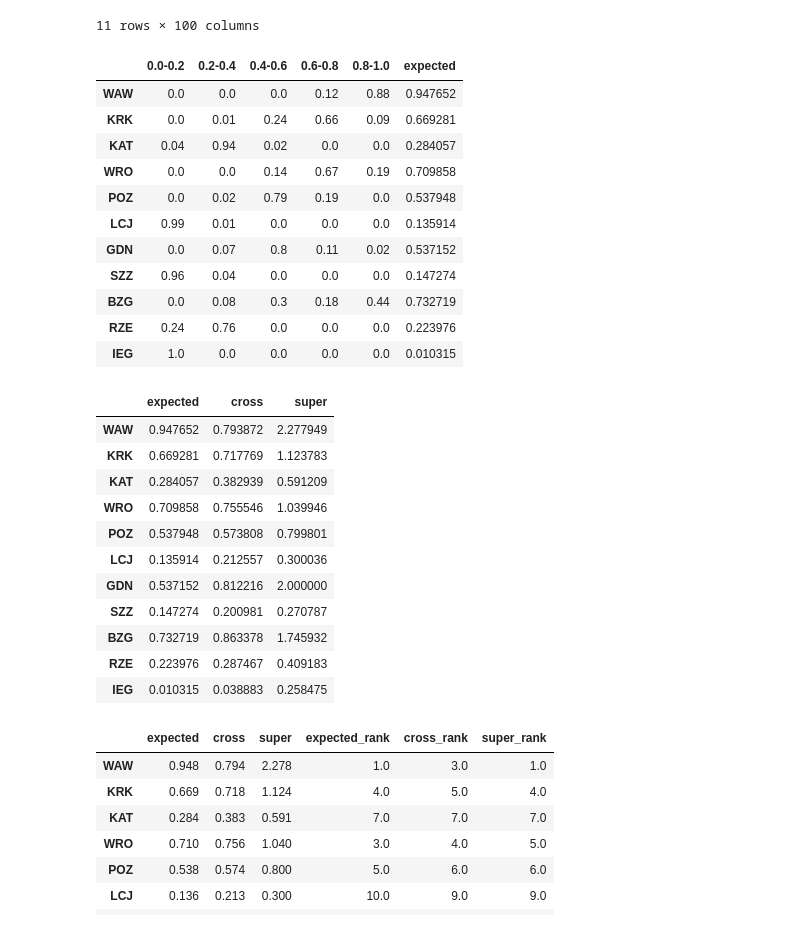
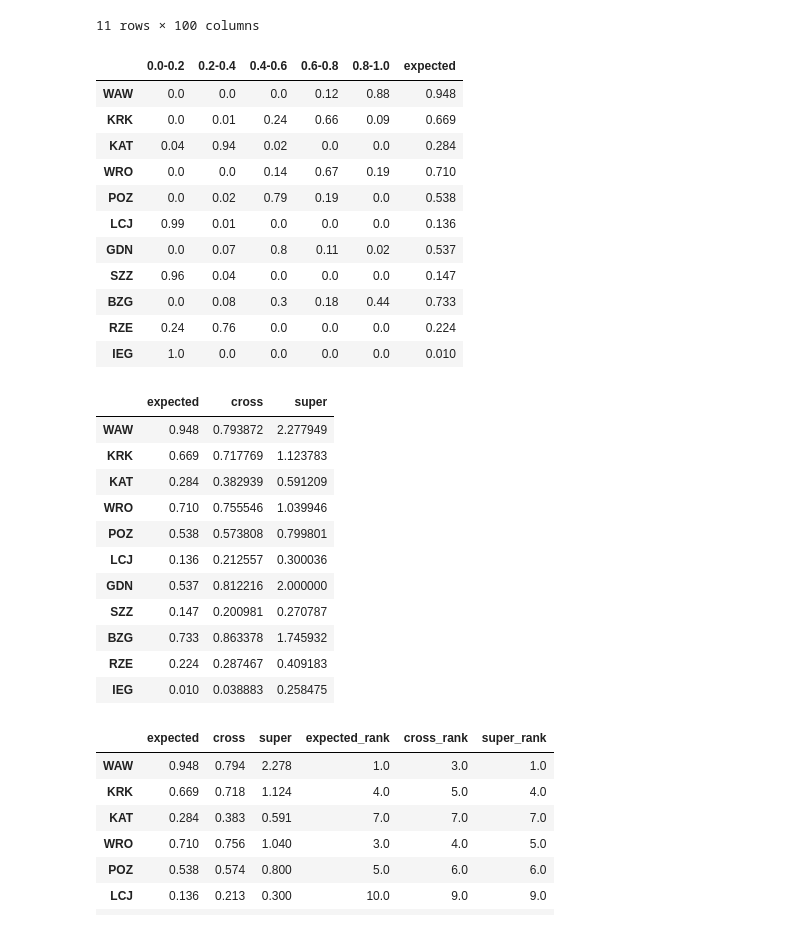
Before and after one commit to majsterkovic/iswd-project-6, a Jupyter notebook: projekt6.ipynb, the cells around one changed output. Cells and saved outputs as stored; diff of their text form; code cells hidden in the pictures.

```diff
--- a/projekt6.ipynb
+++ b/projekt6.ipynb
@@ -484,32 +499,32 @@ efficiencies
 # %%
 bins = np.linspace(0, 1, 6)
 bin_labels = [f'{bins[i]:.1f}-{bins[i+1]:.1f}' for i in range(len(bins)-1)]
 
 counts = pd.DataFrame(index=efficiencies.index, columns=bin_labels)
 
 for dmu in efficiencies.index:
     bin_counts = pd.cut(efficiencies.loc[dmu], bins=bins, labels=bin_labels, include_lowest=True).value_counts().sort_index()
     for label in bin_labels:
         counts.loc[dmu, label] = bin_counts.get(label, 0) / len(efficiencies.columns)
 
 
 
 # dodaj wartość oczekiwaną
-counts['expected'] = efficiencies.mean(axis=1)
+counts['expected'] = efficiencies.mean(axis=1).round(3)
 counts
 # %% [output]
 |  | 0.0-0.2 | 0.2-0.4 | 0.4-0.6 | 0.6-0.8 | 0.8-1.0 | expected |
-| WAW | 0.0 | 0.0 | 0.0 | 0.12 | 0.88 | 0.947652 |
-| KRK | 0.0 | 0.01 | 0.24 | 0.66 | 0.09 | 0.669281 |
-| KAT | 0.04 | 0.94 | 0.02 | 0.0 | 0.0 | 0.284057 |
-| WRO | 0.0 | 0.0 | 0.14 | 0.67 | 0.19 | 0.709858 |
-| POZ | 0.0 | 0.02 | 0.79 | 0.19 | 0.0 | 0.537948 |
-| LCJ | 0.99 | 0.01 | 0.0 | 0.0 | 0.0 | 0.135914 |
-| GDN | 0.0 | 0.07 | 0.8 | 0.11 | 0.02 | 0.537152 |
-| SZZ | 0.96 | 0.04 | 0.0 | 0.0 | 0.0 | 0.147274 |
-| BZG | 0.0 | 0.08 | 0.3 | 0.18 | 0.44 | 0.732719 |
-| RZE | 0.24 | 0.76 | 0.0 | 0.0 | 0.0 | 0.223976 |
-| IEG | 1.0 | 0.0 | 0.0 | 0.0 | 0.0 | 0.010315 |
+| WAW | 0.0 | 0.0 | 0.0 | 0.12 | 0.88 | 0.948 |
+| KRK | 0.0 | 0.01 | 0.24 | 0.66 | 0.09 | 0.669 |
+| KAT | 0.04 | 0.94 | 0.02 | 0.0 | 0.0 | 0.284 |
+| WRO | 0.0 | 0.0 | 0.14 | 0.67 | 0.19 | 0.710 |
+| POZ | 0.0 | 0.02 | 0.79 | 0.19 | 0.0 | 0.538 |
+| LCJ | 0.99 | 0.01 | 0.0 | 0.0 | 0.0 | 0.136 |
+| GDN | 0.0 | 0.07 | 0.8 | 0.11 | 0.02 | 0.537 |
+| SZZ | 0.96 | 0.04 | 0.0 | 0.0 | 0.0 | 0.147 |
+| BZG | 0.0 | 0.08 | 0.3 | 0.18 | 0.44 | 0.733 |
+| RZE | 0.24 | 0.76 | 0.0 | 0.0 | 0.0 | 0.224 |
+| IEG | 1.0 | 0.0 | 0.0 | 0.0 | 0.0 | 0.010 |
 # %%
 final_results = pd.DataFrame(index=counts.index)
 final_results['expected'] = counts['expected']
@@ -519,15 +534,15 @@ final_results['super'] = results_df['super_eff']
 final_results
 # %% [output]
 |  | expected | cross | super |
-| WAW | 0.947652 | 0.793872 | 2.277949 |
-| KRK | 0.669281 | 0.717769 | 1.123783 |
-| KAT | 0.284057 | 0.382939 | 0.591209 |
-| WRO | 0.709858 | 0.755546 | 1.039946 |
-| POZ | 0.537948 | 0.573808 | 0.799801 |
-| LCJ | 0.135914 | 0.212557 | 0.300036 |
-| GDN | 0.537152 | 0.812216 | 2.000000 |
-| SZZ | 0.147274 | 0.200981 | 0.270787 |
-| BZG | 0.732719 | 0.863378 | 1.745932 |
-| RZE | 0.223976 | 0.287467 | 0.409183 |
-| IEG | 0.010315 | 0.038883 | 0.258475 |
+| WAW | 0.948 | 0.793872 | 2.277949 |
+| KRK | 0.669 | 0.717769 | 1.123783 |
+| KAT | 0.284 | 0.382939 | 0.591209 |
+| WRO | 0.710 | 0.755546 | 1.039946 |
+| POZ | 0.538 | 0.573808 | 0.799801 |
+| LCJ | 0.136 | 0.212557 | 0.300036 |
+| GDN | 0.537 | 0.812216 | 2.000000 |
+| SZZ | 0.147 | 0.200981 | 0.270787 |
+| BZG | 0.733 | 0.863378 | 1.745932 |
+| RZE | 0.224 | 0.287467 | 0.409183 |
+| IEG | 0.010 | 0.038883 | 0.258475 |
 # %%
```
Also changed, not shown: parts of 14 cells of this notebook, 2 other files.
